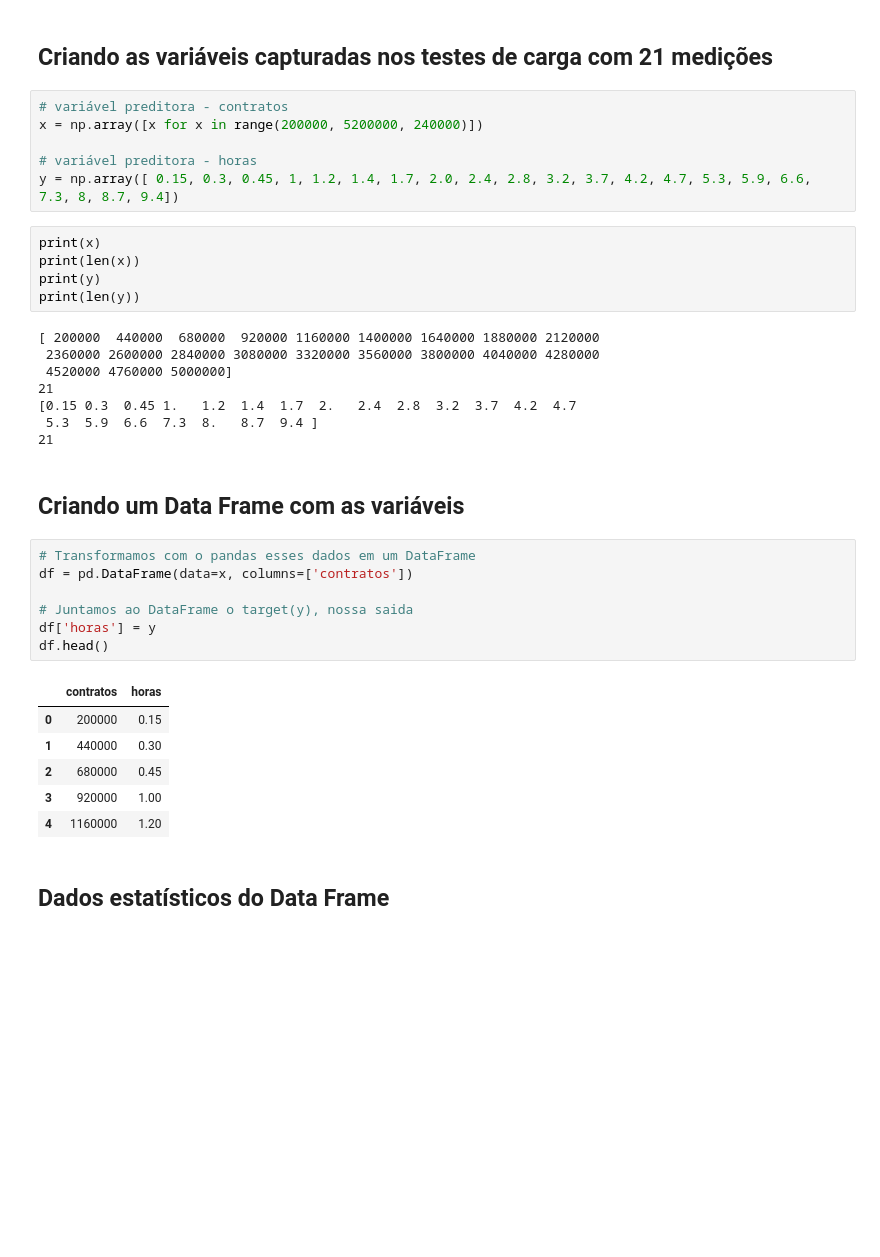
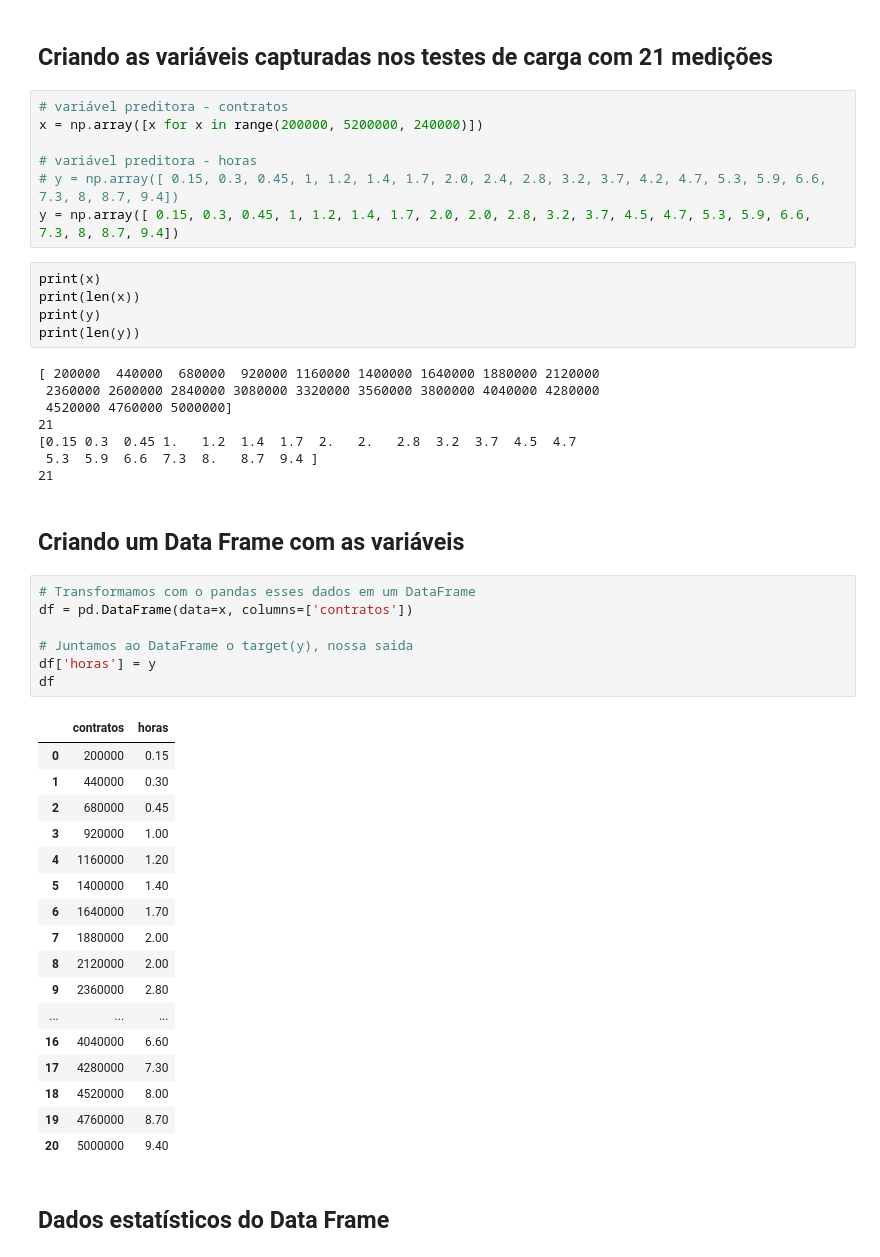
Before and after one commit to avellar1975/DataScience, a Jupyter notebook: regressao_teste_carga.ipynb, the cells around one changed output. Saved outputs shown, nothing was run; the diff lists cells and outputs as text; blank space fills up the shorter version.

```diff
--- a/regressao_teste_carga.ipynb
+++ b/regressao_teste_carga.ipynb
@@ -21,7 +23,8 @@ import numpy as np
 x = np.array([x for x in range(200000, 5200000, 240000)])
 
 # variável preditora - horas
-y = np.array([ 0.15, 0.3, 0.45, 1, 1.2, 1.4, 1.7, 2.0, 2.4, 2.8, 3.2, 3.7, 4.2, 4.7, 5.3, 5.9, 6.6, 7.3, 8, 8.7, 9.4])
+# y = np.array([ 0.15, 0.3, 0.45, 1, 1.2, 1.4, 1.7, 2.0, 2.4, 2.8, 3.2, 3.7, 4.2, 4.7, 5.3, 5.9, 6.6, 7.3, 8, 8.7, 9.4])
+y = np.array([ 0.15, 0.3, 0.45, 1, 1.2, 1.4, 1.7, 2.0, 2.0, 2.8, 3.2, 3.7, 4.5, 4.7, 5.3, 5.9, 6.6, 7.3, 8, 8.7, 9.4])
 # %%
 print(x)
 print(len(x))
@@ -32,7 +35,7 @@ print(len(y))
  2360000 2600000 2840000 3080000 3320000 3560000 3800000 4040000 4280000
  4520000 4760000 5000000]
 21
-[0.15 0.3  0.45 1.   1.2  1.4  1.7  2.   2.4  2.8  3.2  3.7  4.2  4.7
+[0.15 0.3  0.45 1.   1.2  1.4  1.7  2.   2.   2.8  3.2  3.7  4.5  4.7
  5.3  5.9  6.6  7.3  8.   8.7  9.4 ]
 21
 # %% [markdown]
@@ -40,17 +43,28 @@ print(len(y))
 # %%
 # Transformamos com o pandas esses dados em um DataFrame
 df = pd.DataFrame(data=x, columns=['contratos'])
 
 # Juntamos ao DataFrame o target(y), nossa saida
 df['horas'] = y
-df.head()
+df
 # %% [output]
 |  | contratos | horas |
 | 0 | 200000 | 0.15 |
 | 1 | 440000 | 0.30 |
 | 2 | 680000 | 0.45 |
 | 3 | 920000 | 1.00 |
 | 4 | 1160000 | 1.20 |
+| 5 | 1400000 | 1.40 |
+| 6 | 1640000 | 1.70 |
+| 7 | 1880000 | 2.00 |
+| 8 | 2120000 | 2.00 |
+| 9 | 2360000 | 2.80 |
+| ... | ... | ... |
+| 16 | 4040000 | 6.60 |
+| 17 | 4280000 | 7.30 |
+| 18 | 4520000 | 8.00 |
+| 19 | 4760000 | 8.70 |
+| 20 | 5000000 | 9.40 |
 # %% [markdown]
 ## Dados estatísticos do Data Frame
 # %%
```
Also changed, not shown: parts of 21 cells of this notebook.
